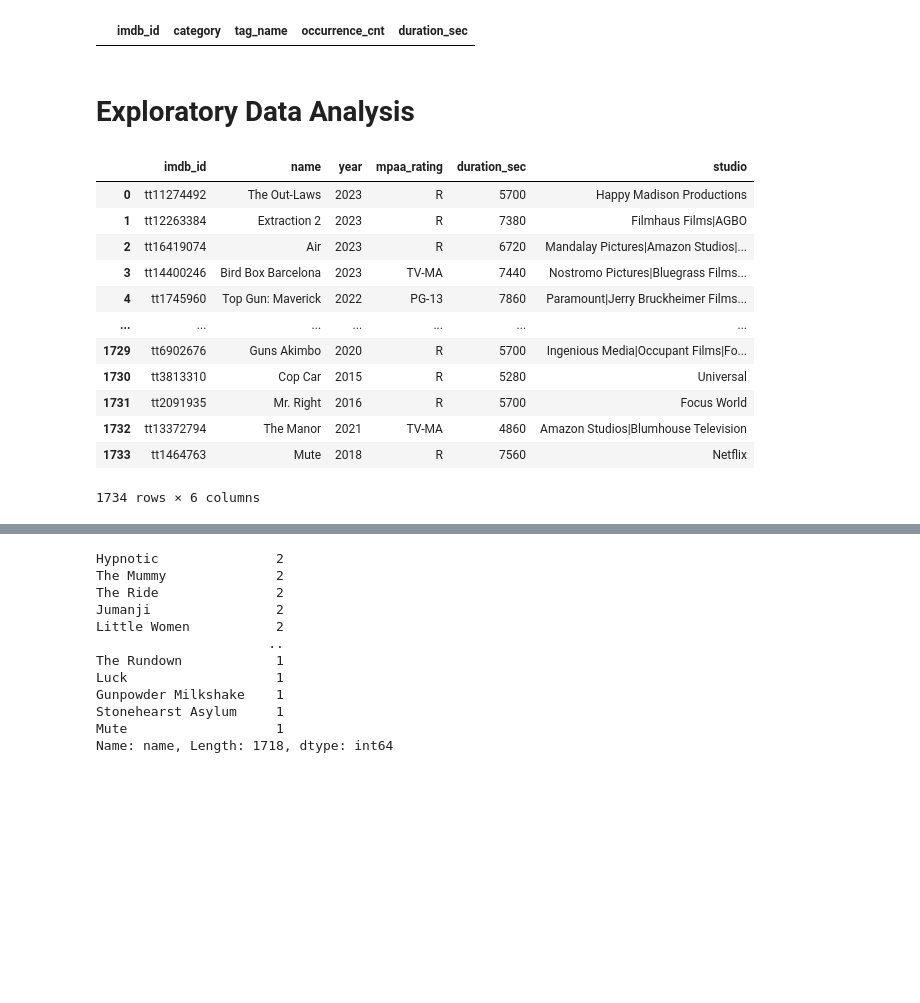
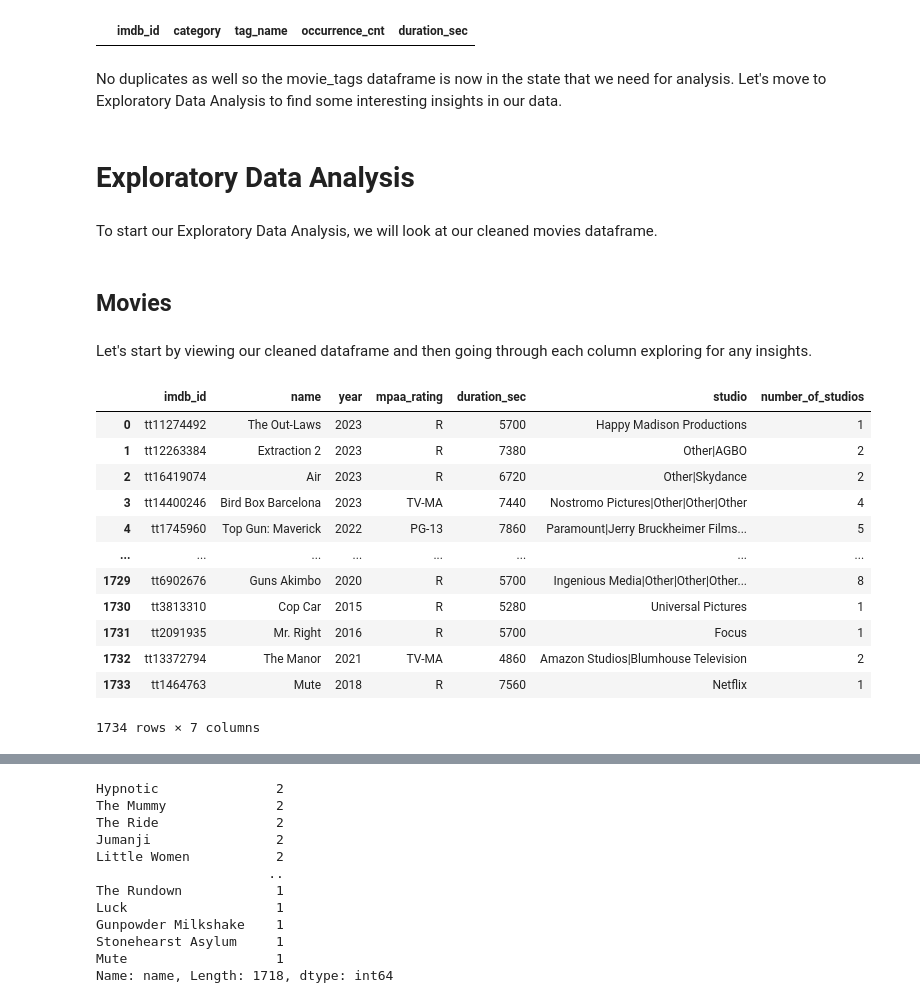
Before and after one commit to mcoulombe021/Springboard, a Jupyter notebook: Capstone 3/Data Wrangling & Exploratory Data Analysis.ipynb, the cells around one changed output, grey strips where cells are left out. Drawn from its saved outputs; the diff is of its cells as text; code cells hidden in the pictures; blank space fills up the shorter version.

```diff
--- a/Capstone 3/Data Wrangling & Exploratory Data Analysis.ipynb
+++ b/Capstone 3/Data Wrangling & Exploratory Data Analysis.ipynb
@@ -212,0 +720,6 @@ movies
+# %%
+# Create a new DataFrame with the cleaned values
+split_studios_cleaned_df = split_studios.apply(clean_duplicates, axis=1)
+split_studios_cleaned_df = pd.DataFrame(split_studios_cleaned_df.tolist(), index=split_studios_cleaned_df.index, columns=split_studios.columns)
+
+split_studios_cleaned_df
@@ -212,0 +743,10 @@ movies
+# %%
+#Need to update unique studios to other
+
+# Flatten the DataFrame into a Series and find studio counts
+studio_counts = split_studios_cleaned_df.stack().value_counts()
+
+# Replace studios that appear only once with 'Other'
+for studio, count in studio_counts.items():
+    if count <= 2:
+        split_studios_cleaned_df = split_studios_cleaned_df.replace(studio, 'Other')
@@ -212,0 +776,3 @@ movies
+# %%
+cleaned_movies_df = movies.copy()
+cleaned_movies_df
@@ -212,0 +795,21 @@ movies
+# %%
+# Loop through each row in split_studios_cleaned_df
+for index, row in split_studios_cleaned_df.iterrows():
+    # Convert the non-None row values (excluding 'mpaa_rating') to a list of strings
+    row_studios = [str(value) for value in row.drop('mpaa_rating') if value is not None]
+
+    # Concatenate the strings with '|' separator
+    concatenated_studios = '|'.join(row_studios)
+
+    # Get the corresponding indices in cleaned_movies_df using the 'name' value
+    movie_indices = cleaned_movies_df.index[cleaned_movies_df['name'] == index]
+
+    # Update the 'studio' column in cleaned_movies_df for each matching index
+    for movie_index in movie_indices:
+        cleaned_movies_df.at[movie_index, 'studio'] = concatenated_studios
+
+# Add column number_of_studios to the data
+cleaned_movies_df['number_of_studios'] = cleaned_movies_df['studio'].apply(lambda x: x.count('|') + 1)
+
+# Print the modified cleaned_movies_df DataFrame
+cleaned_movies_df
@@ -247,21 +892,29 @@ memory usage: 936.8+ KB
 movie_tags[movie_tags.duplicated()]
 # %% [output]
 |  | imdb_id | category | tag_name | occurrence_cnt | duration_sec |
+# %% [markdown]
+No duplicates as well so the movie_tags dataframe is now in the state that we need for analysis. Let's move to Exploratory Data Analysis to find some interesting insights in our data.
 # %% [markdown]
 # Exploratory Data Analysis <a id='Exploratory_Data_Analysis'>
+# %% [markdown]
+To start our Exploratory Data Analysis, we will look at our cleaned movies dataframe.
+# %% [markdown]
+## Movies <a id='Movies_EDA'>
+# %% [markdown]
+Let's start by viewing our cleaned dataframe and then going through each column exploring for any insights.
 # %%
-movies
+cleaned_movies_df
 # %% [output]
-|  | imdb_id | name | year | mpaa_rating | duration_sec | studio |
-| 0 | tt11274492 | The Out-Laws | 2023 | R | 5700 | Happy Madison Productions |
-| 1 | tt12263384 | Extraction 2 | 2023 | R | 7380 | Filmhaus Films|AGBO |
-| 2 | tt16419074 | Air | 2023 | R | 6720 | Mandalay Pictures|Amazon Studios|... |
-| 3 | tt14400246 | Bird Box Barcelona | 2023 | TV-MA | 7440 | Nostromo Pictures|Bluegrass Films... |
-| 4 | tt1745960 | Top Gun: Maverick | 2022 | PG-13 | 7860 | Paramount|Jerry Bruckheimer Films... |
-| ... | ... | ... | ... | ... | ... | ... |
-| 1729 | tt6902676 | Guns Akimbo | 2020 | R | 5700 | Ingenious Media|Occupant Films|Fo... |
-| 1730 | tt3813310 | Cop Car | 2015 | R | 5280 | Universal |
-| 1731 | tt2091935 | Mr. Right | 2016 | R | 5700 | Focus World |
-| 1732 | tt13372794 | The Manor | 2021 | TV-MA | 4860 | Amazon Studios|Blumhouse Television |
-| 1733 | tt1464763 | Mute | 2018 | R | 7560 | Netflix |
+|  | imdb_id | name | year | mpaa_rating | duration_sec | studio | number_of_studios |
+| 0 | tt11274492 | The Out-Laws | 2023 | R | 5700 | Happy Madison Productions | 1 |
+| 1 | tt12263384 | Extraction 2 | 2023 | R | 7380 | Other|AGBO | 2 |
+| 2 | tt16419074 | Air | 2023 | R | 6720 | Other|Skydance | 2 |
+| 3 | tt14400246 | Bird Box Barcelona | 2023 | TV-MA | 7440 | Nostromo Pictures|Other|Other|Other | 4 |
+| 4 | tt1745960 | Top Gun: Maverick | 2022 | PG-13 | 7860 | Paramount|Jerry Bruckheimer Films... | 5 |
+| ... | ... | ... | ... | ... | ... | ... | ... |
+| 1729 | tt6902676 | Guns Akimbo | 2020 | R | 5700 | Ingenious Media|Other|Other|Other... | 8 |
+| 1730 | tt3813310 | Cop Car | 2015 | R | 5280 | Universal Pictures | 1 |
+| 1731 | tt2091935 | Mr. Right | 2016 | R | 5700 | Focus | 1 |
+| 1732 | tt13372794 | The Manor | 2021 | TV-MA | 4860 | Amazon Studios|Blumhouse Television | 2 |
+| 1733 | tt1464763 | Mute | 2018 | R | 7560 | Netflix | 1 |
-1734 rows × 6 columns
+1734 rows × 7 columns
```
Also changed, not shown: parts of 171 cells of this notebook.
